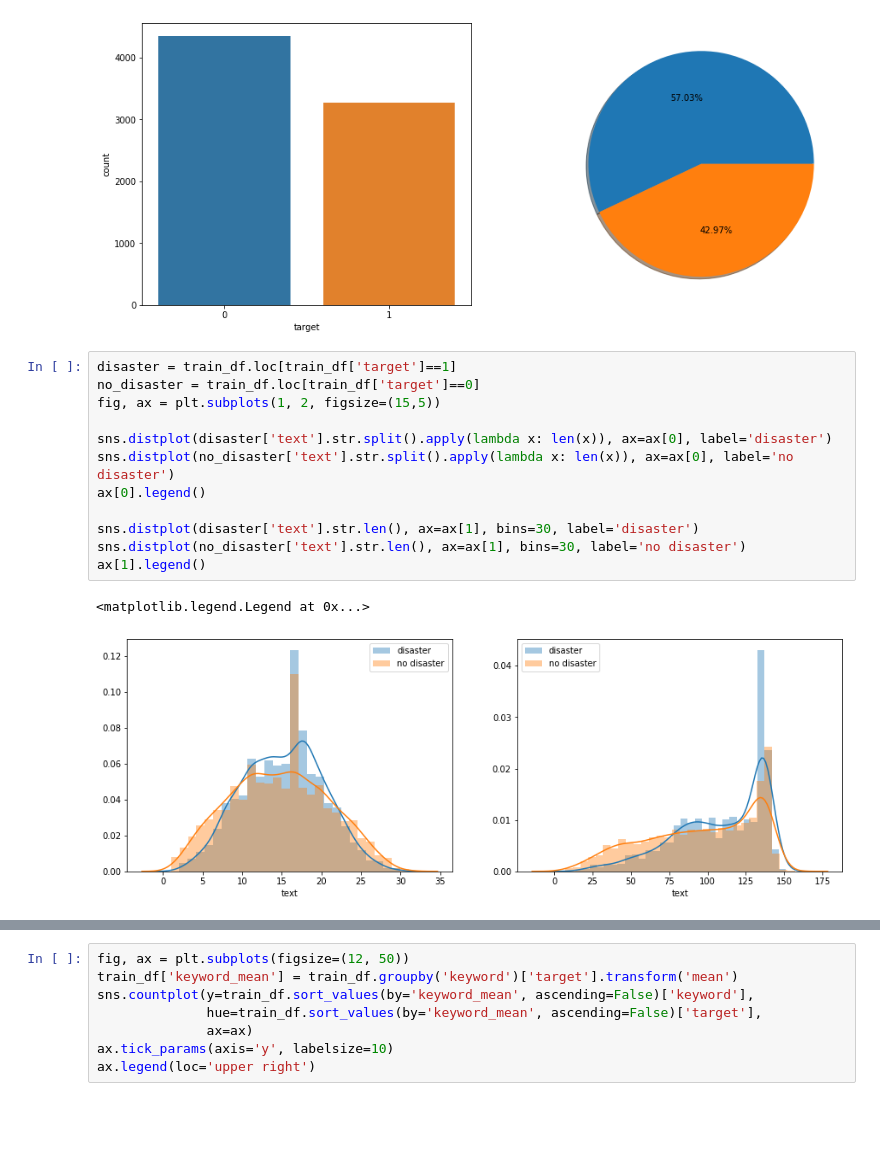
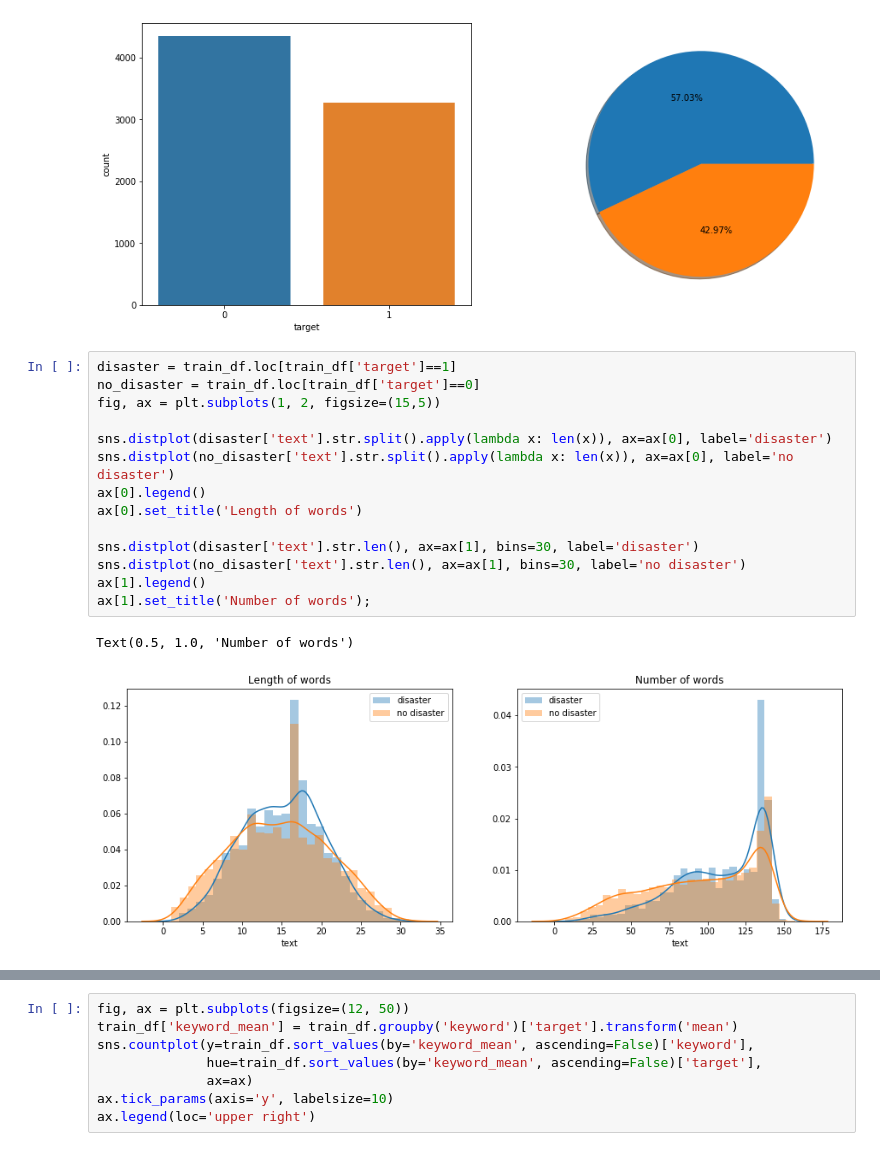
Before and after one commit to Bounty1993/Text-analysis, a Jupyter notebook: Disaster.ipynb, the cells around one changed output, grey strips where cells are left out. Cells and saved outputs as stored; diff of their text form; blank space fills up the shorter version.

Commit message:
charts

```diff
--- a/Disaster.ipynb
+++ b/Disaster.ipynb
@@ -48,15 +54,17 @@ ax2.pie(train_df['target'].value_counts(), autopct=lambda x: f'{x.round(2)}%', s
 # %%
 disaster = train_df.loc[train_df['target']==1]
 no_disaster = train_df.loc[train_df['target']==0]
 fig, ax = plt.subplots(1, 2, figsize=(15,5))
 
 sns.distplot(disaster['text'].str.split().apply(lambda x: len(x)), ax=ax[0], label='disaster')
 sns.distplot(no_disaster['text'].str.split().apply(lambda x: len(x)), ax=ax[0], label='no disaster')
 ax[0].legend()
+ax[0].set_title('Length of words')
 
 sns.distplot(disaster['text'].str.len(), ax=ax[1], bins=30, label='disaster')
 sns.distplot(no_disaster['text'].str.len(), ax=ax[1], bins=30, label='no disaster')
 ax[1].legend()
+ax[1].set_title('Number of words');
 # %% [output]
-<matplotlib.legend.Legend at 0x...>
+Text(0.5, 1.0, 'Number of words')
-[figure, old version]
+[figure, new version]
```
Also changed, not shown: parts of 3 cells of this notebook.
